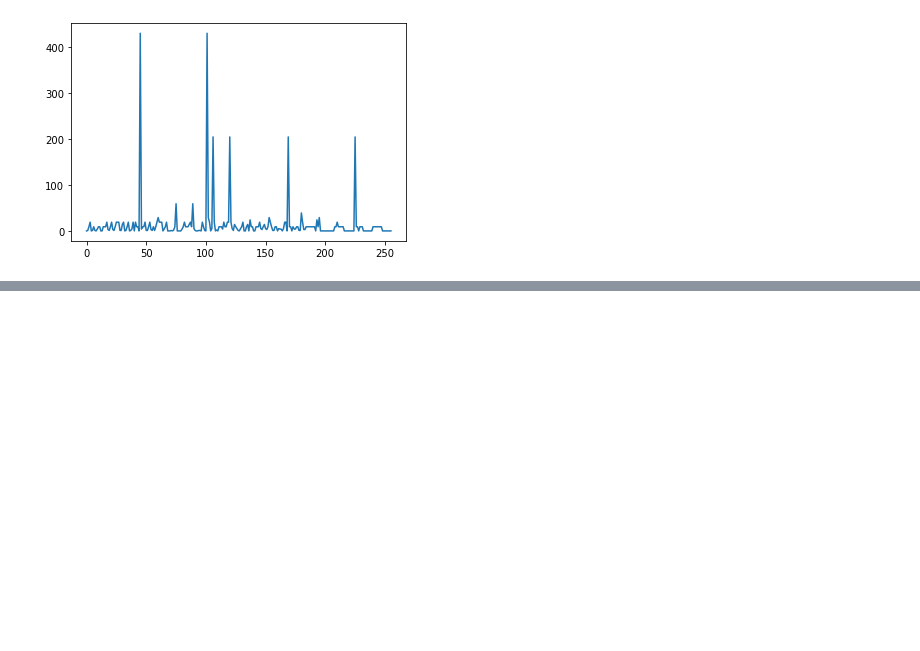
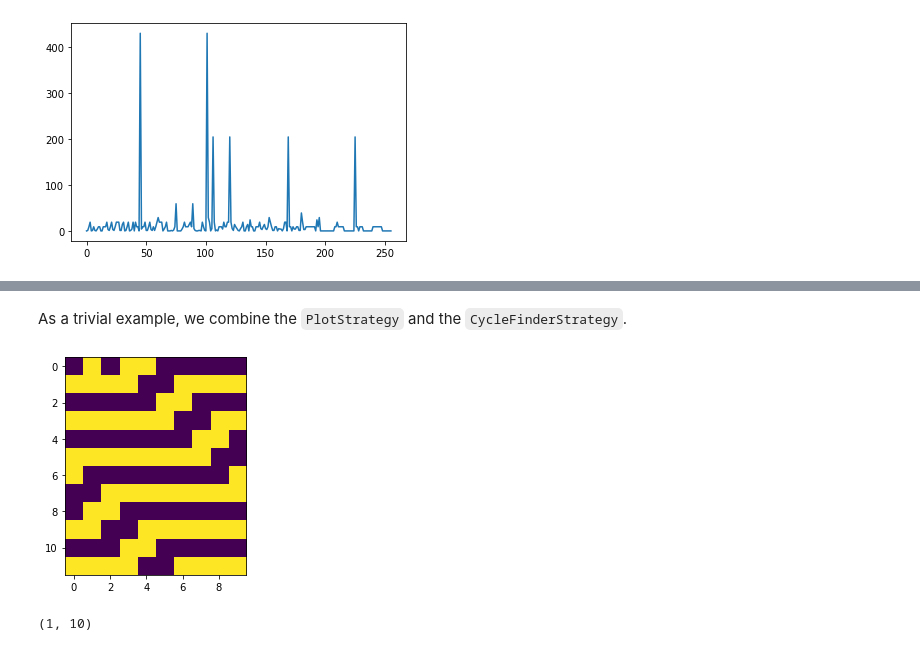
Before and after one commit to gjbex/Python-software-engineering, a Jupyter notebook: source-code/design-patters/strategy_design_pattern.ipynb, the cells around one changed output, grey strips where cells are left out. Cells and saved outputs as stored; diff of their text form; code cells hidden in the pictures; blank space fills up the shorter version.

Commit message:
Add section on combining strategies

```diff
--- a/source-code/design-patters/strategy_design_pattern.ipynb
+++ b/source-code/design-patters/strategy_design_pattern.ipynb
@@ -376,0 +379,16 @@ plt.plot(rule_nrs, cycle_lengths)
+# %%
+class MultiStrategy(EvolutionStrategy):
+
+    _strategies: tuple
+
+    def __init__(self, *strategies):
+        self._strategies = strategies
+
+    def apply(self, automaton):
+        return all(map(lambda s: s.apply(automaton), self._strategies))
+
+    @property
+    def strategies(self):
+        return self._strategies
+# %% [markdown]
+As a trivial example, we combine the `PlotStrategy` and the `CycleFinderStrategy`.
@@ -376,0 +399,2 @@ plt.plot(rule_nrs, cycle_lengths)
+# %%
+strategy = MultiStrategy(PlotStrategy(), CycleStrategy())
@@ -376,0 +403,8 @@ plt.plot(rule_nrs, cycle_lengths)
+# %%
+strategy.strategies[0].plot()
+# %% [output]
+[figure, added]
+# %%
+strategy.strategies[1].cycle
+# %% [output]
+(1, 10)
```
Also changed, not shown: parts of 14 cells of this notebook.
